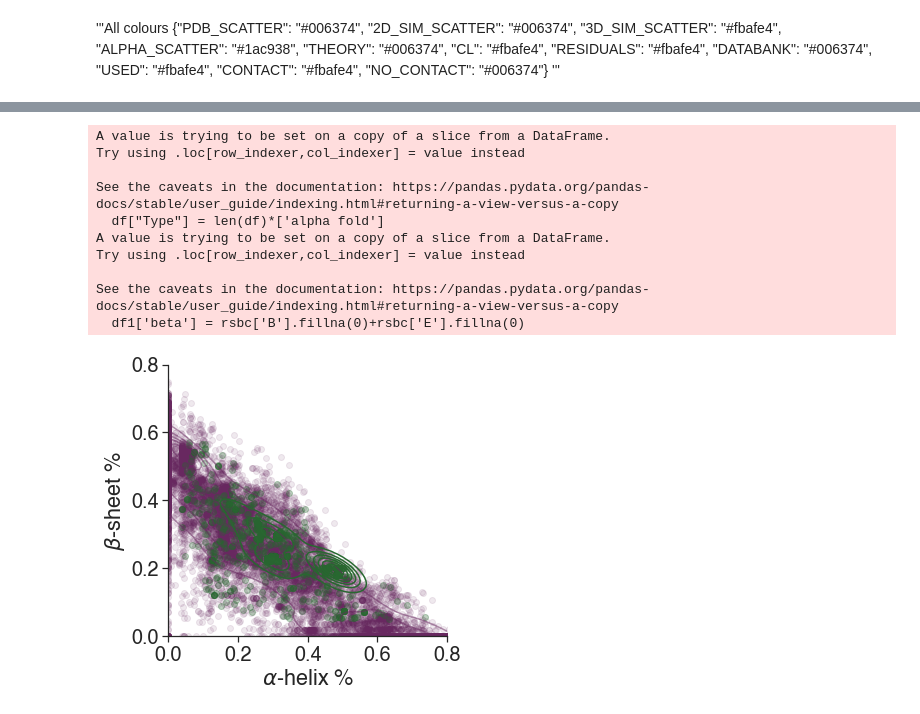
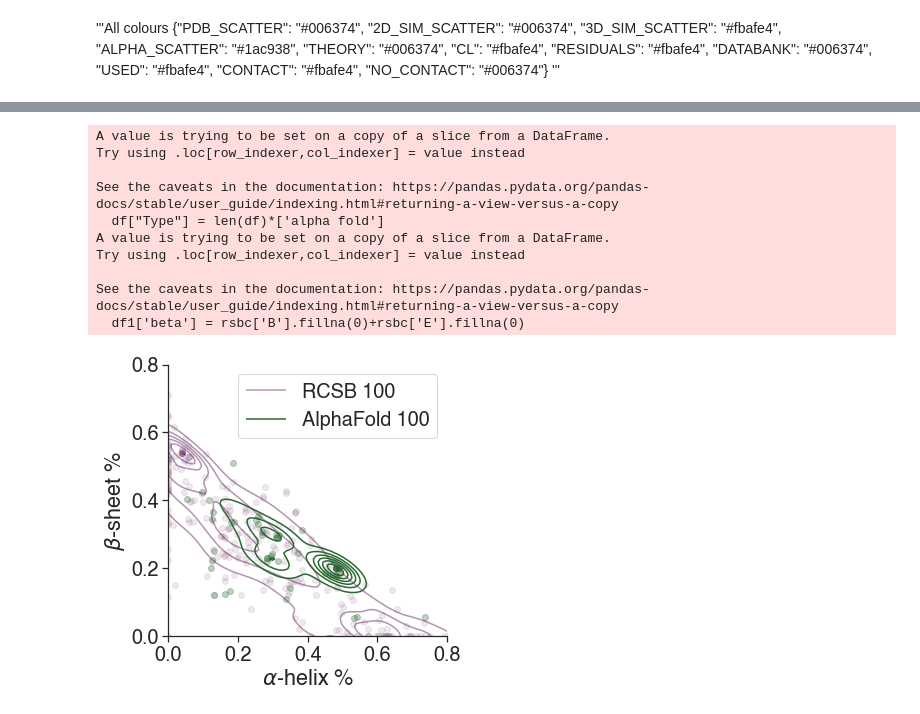
Before and after one commit to meyresearch/amino_acid_distance_distributions, a Jupyter notebook: playground/Dist_plots_scatter.ipynb, the cells around one changed output, grey strips where cells are left out. Saved outputs shown, nothing was run; the diff lists cells and outputs as text; code cells hidden in the pictures.

```diff
--- a/playground/Dist_plots_scatter.ipynb
+++ b/playground/Dist_plots_scatter.ipynb
@@ -44,4 +44,5 @@ def contour_cloud(x, y, c, alpha, cmap=None):
     values = np.vstack([x, y])
     kernel = st.gaussian_kde(values)
     f = np.reshape(kernel(positions).T, xx.shape)
-    plt.contour(xx, yy, f, colors=c, lw=2, alpha=alpha)
+    CS = plt.contour(xx, yy, f, colors=c, linewidthw=2, alpha=alpha)
+    return CS
@@ -76,33 +65,37 @@ df_pdb
 # %%
 alphafold = pd.read_csv(f"data/unique_secondary_structures_100.csv")
 rsbc = pd.read_csv(f"data/structures_100_raw.csv")
 df_af, df_pdb, whole = return_df_for_plotting(alphafold, rsbc)
 df_pdb = df_pdb.fillna(0)
-plt.scatter(x=df_pdb['H'], y=df_pdb['beta'], color=colors[0], alpha=0.1)
-plt.scatter(x=df_af['H'][::1], y=df_af['beta'][::1], color=colors[1], alpha=0.3)
+plt.scatter(x=df_pdb['H'][::50], y=df_pdb['beta'][::50], color=colors[0],alpha=0.1)
+plt.scatter(x=df_af['H'][::20], y=df_af['beta'][::20], color=colors[1],alpha=0.3)
 
 fig = plt.gcf()
 ax = plt.gca()
 fig.set_size_inches((5,5))
-contour_cloud(x=df_pdb['H'], y=df_pdb['beta'], c=colors[0], alpha=0.5)
-contour_cloud(x=df_af['H'], y=df_af['beta'], c= colors[1], alpha=1)
+cs1 = contour_cloud(x=df_pdb['H'], y=df_pdb['beta'], c=colors[0], alpha=0.5)
+cs2 = contour_cloud(x=df_af['H'], y=df_af['beta'], c= colors[1], alpha=1)
+
+cs1.collections[0].set_label('RCSB 100')
+cs2.collections[0].set_label('AlphaFold 100')
 ax.set_xlim(0,0.8)
 ax.set_ylim(0,0.8)
 ax.set_xlabel(r"$\alpha$-helix %")
 ax.set_ylabel(r"$\beta$-sheet %")
+ax.legend()
 sns.despine()
 # %% [output]
 A value is trying to be set on a copy of a slice from a DataFrame.
 Try using .loc[row_indexer,col_indexer] = value instead
 
 See the caveats in the documentation: https://pandas.pydata.org/pandas-docs/stable/user_guide/indexing.html#returning-a-view-versus-a-copy
   df["Type"] = len(df)*['alpha fold']
 A value is trying to be set on a copy of a slice from a DataFrame.
 Try using .loc[row_indexer,col_indexer] = value instead
 
 See the caveats in the documentation: https://pandas.pydata.org/pandas-docs/stable/user_guide/indexing.html#returning-a-view-versus-a-copy
   df1['beta'] = rsbc['B'].fillna(0)+rsbc['E'].fillna(0)
-[figure, old version]
+[figure, new version]
 # %%
 alphafold = pd.read_csv(f"data/unique_secondary_structures_200.csv")
 rsbc = pd.read_csv(f"data/structures_200_raw.csv")
```
Also changed, not shown: parts of 4 cells of this notebook.
